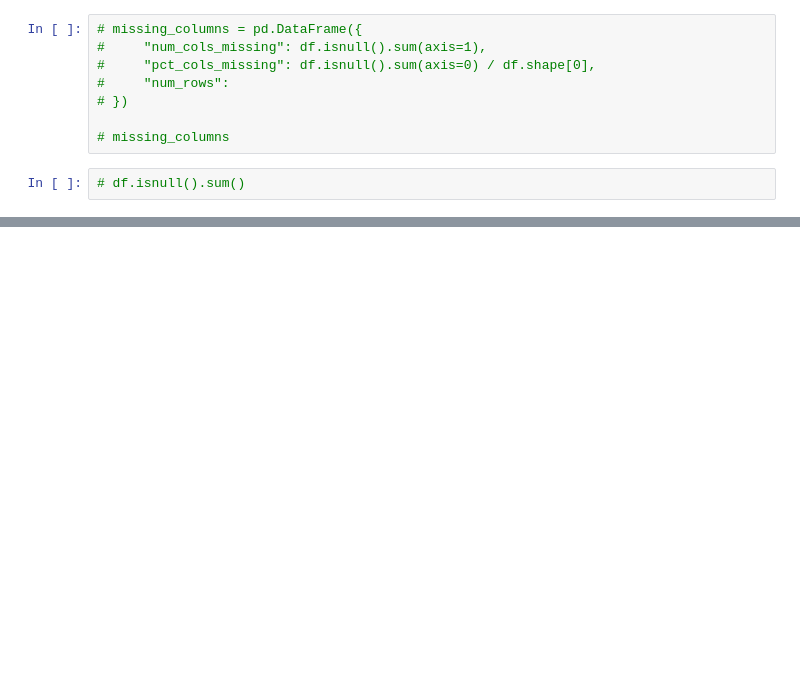
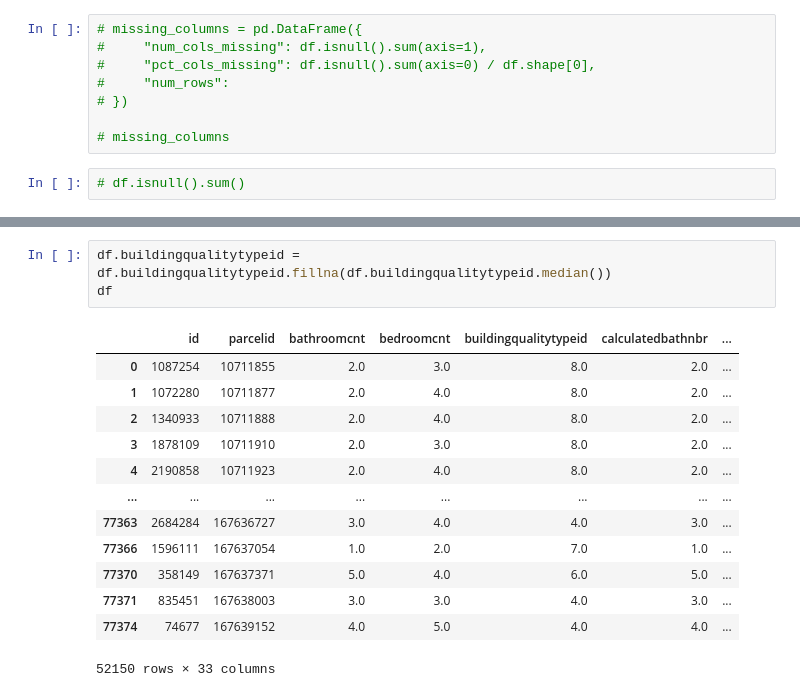
Before and after one commit to aleclhartman/ds-methodologies-exercises, a Jupyter notebook: clustering/zillow.ipynb, the cells around one changed output, grey strips where cells are left out. Saved outputs shown, nothing was run; the diff lists cells and outputs as text; blank space fills up the shorter version.

```diff
--- a/clustering/zillow.ipynb
+++ b/clustering/zillow.ipynb
@@ -110,0 +473,17 @@ missing_rows(df)
+# %%
+df.buildingqualitytypeid = df.buildingqualitytypeid.fillna(df.buildingqualitytypeid.median())
+df
+# %% [output]
+|  | id | parcelid | bathroomcnt | bedroomcnt | buildingqualitytypeid | calculatedbathnbr | ... |
+| 0 | 1087254 | 10711855 | 2.0 | 3.0 | 8.0 | 2.0 | ... |
+| 1 | 1072280 | 10711877 | 2.0 | 4.0 | 8.0 | 2.0 | ... |
+| 2 | 1340933 | 10711888 | 2.0 | 4.0 | 8.0 | 2.0 | ... |
+| 3 | 1878109 | 10711910 | 2.0 | 3.0 | 8.0 | 2.0 | ... |
+| 4 | 2190858 | 10711923 | 2.0 | 4.0 | 8.0 | 2.0 | ... |
+| ... | ... | ... | ... | ... | ... | ... | ... |
+| 77363 | 2684284 | 167636727 | 3.0 | 4.0 | 4.0 | 3.0 | ... |
+| 77366 | 1596111 | 167637054 | 1.0 | 2.0 | 7.0 | 1.0 | ... |
+| 77370 | 358149 | 167637371 | 5.0 | 4.0 | 6.0 | 5.0 | ... |
+| 77371 | 835451 | 167638003 | 3.0 | 3.0 | 4.0 | 3.0 | ... |
+| 77374 | 74677 | 167639152 | 4.0 | 5.0 | 4.0 | 4.0 | ... |
+52150 rows × 33 columns
```
Also changed, not shown: parts of 43 cells of this notebook, 1 other file.
